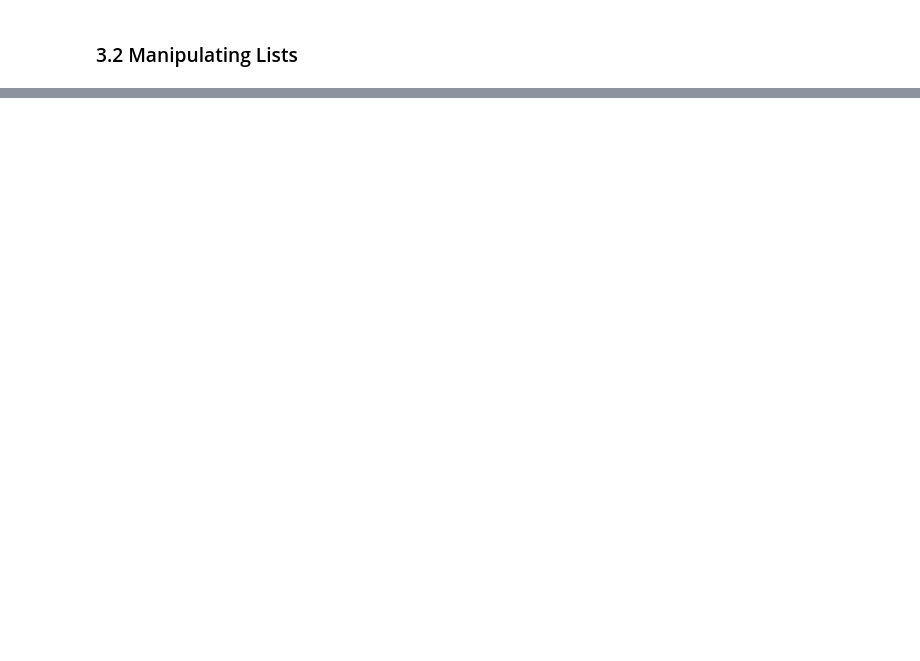
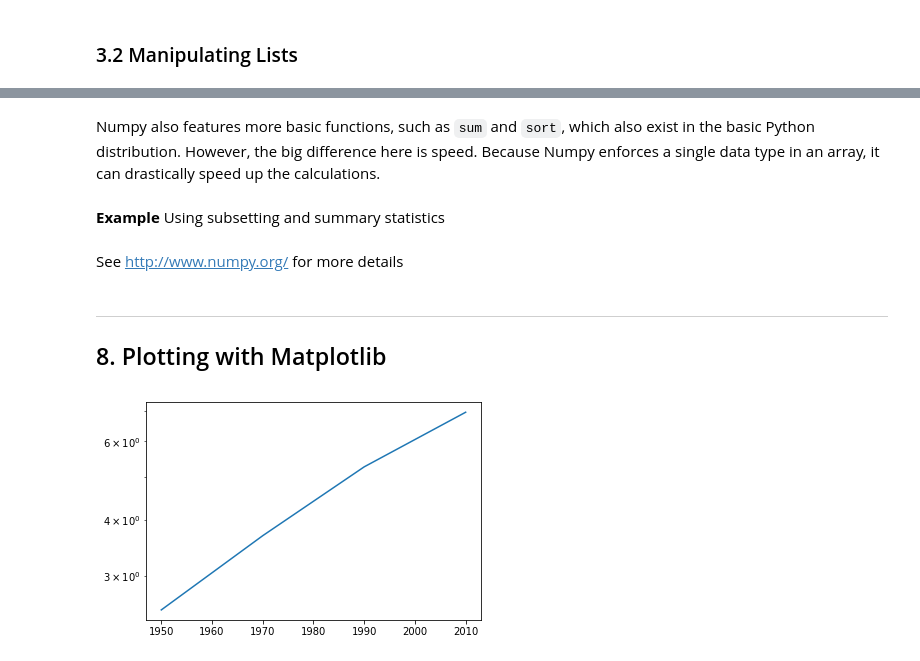
Before and after one commit to ggc0sta/Python, a Jupyter notebook: Intro to Python for Data Science.ipynb, the cells around one changed output, grey strips where cells are left out. Saved outputs shown, nothing was run; the diff lists cells and outputs as text; code cells hidden in the pictures; blank space fills up the shorter version.

```diff
--- a/Intro to Python for Data Science.ipynb
+++ b/Intro to Python for Data Science.ipynb
@@ -93,0 +345,5 @@ result = 100 * 1.10 ** 7
+# %% [markdown]
+Numpy also features more basic functions, such as `sum` and `sort`, which also exist in the basic Python distribution. However, the big difference here is speed. Because
+Numpy enforces a single data type in an array, it can drastically speed up the calculations.
+# %% [markdown]
+**Example** Using subsetting and summary statistics
@@ -93,0 +368,16 @@ result = 100 * 1.10 ** 7
+# %% [markdown]
+
+See http://www.numpy.org/ for more details
+# %% [markdown]
+---
+
+## 8. Plotting with Matplotlib
+# %%
+import matplotlib.pyplot as plt
+year = [1950, 1970, 1990, 2010]
+pop = [2.519, 3.692, 5.263, 6.972]
+plt.plot(year, pop) # line plot
+plt.yscale('log') #y or x axis in log scale
+plt.show() # might want to add more elements to the plot before displaying it
+# %% [output]
+[figure, added]
```
Also changed, not shown: parts of 91 cells of this notebook.
